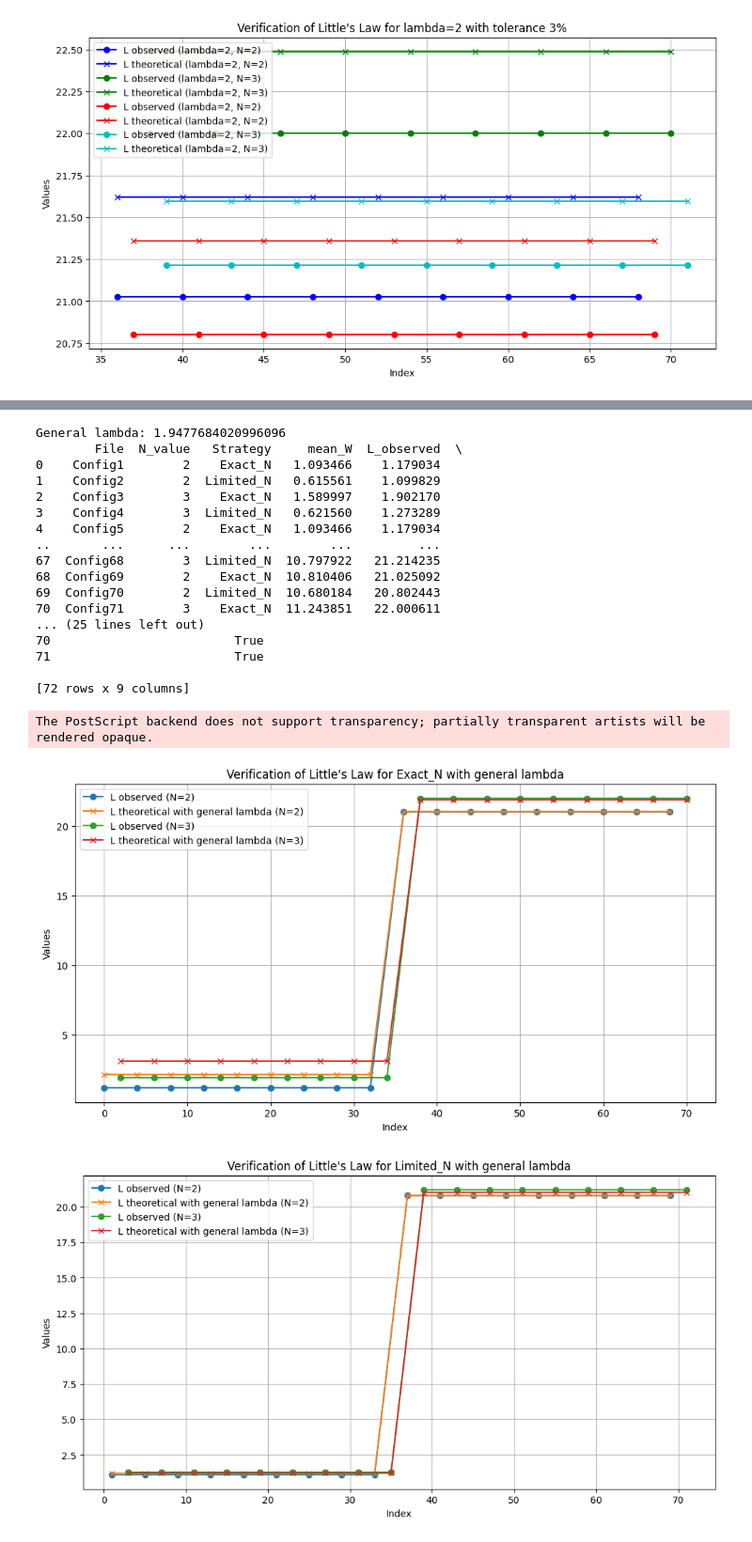
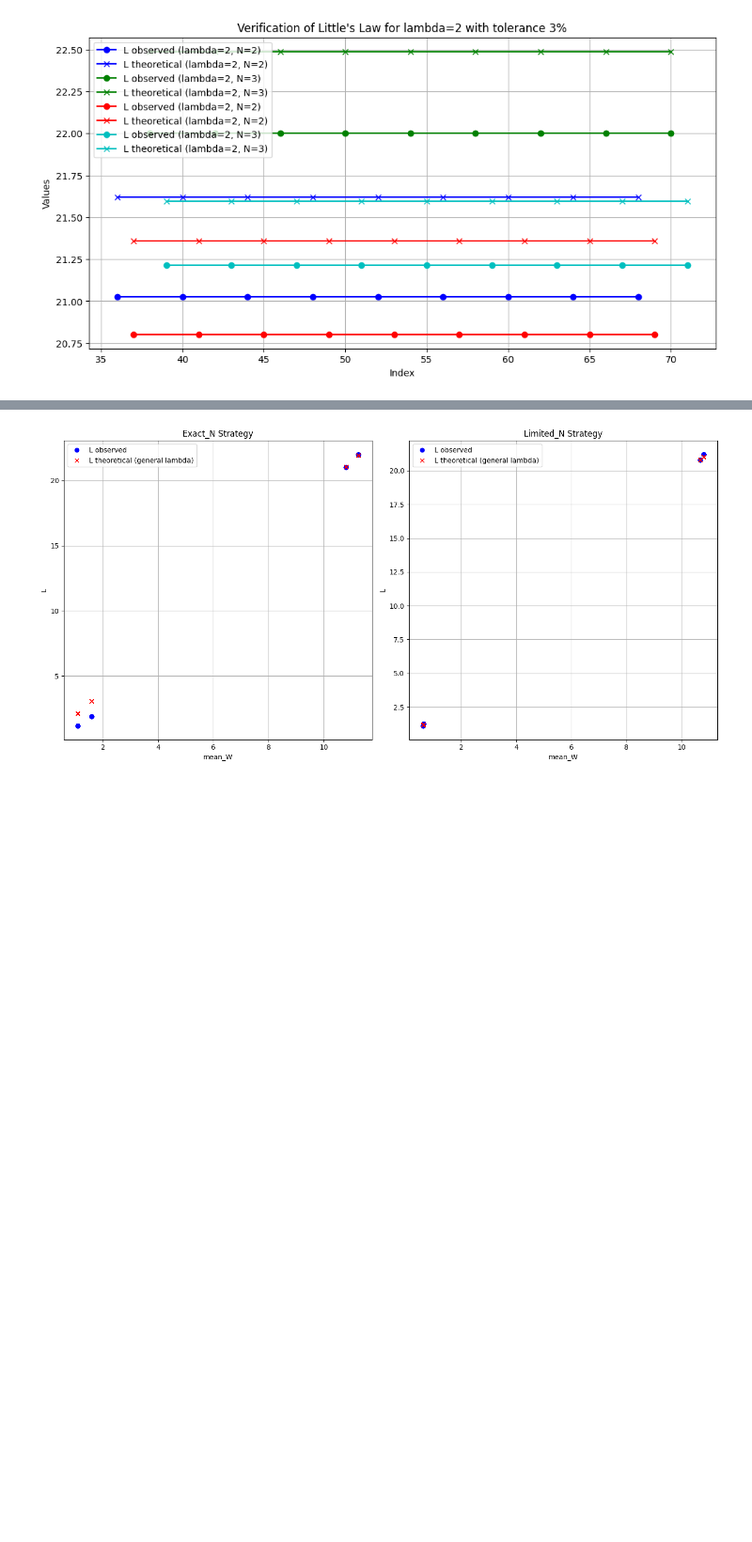
Before and after one commit to Stintipacchio/TandemQueueSystem_Simulation, a Jupyter notebook: src/Analysis/Convalidation.ipynb, the cells around one changed output, grey strips where cells are left out. Shown at 94% size. Cells and saved outputs as stored; diff of their text form; code cells hidden in the pictures; blank space fills up the shorter version.

Commit message:
Last update plots

```diff
--- a/src/Analysis/Convalidation.ipynb
+++ b/src/Analysis/Convalidation.ipynb
@@ -748,18 +748,35 @@ print(f"General lambda: {general_lambda}")
 print(results_df[['File', 'N_value', 'Strategy', 'mean_W', 'L_observed', 'L_theoretical_general', 'L_difference', 'percentage_L_difference', 'little_verification_general']])
 
 # Grafico per verificare il teorema di Little per ciascuna strategia con lambda generale
-for strategy in results_df['Strategy'].unique():
-    plt.figure(figsize=(12, 6))
-    for n in [2, 3]:
-        subset = results_df[(results_df['N_value'] == n) & (results_df['Strategy'] == strategy)]
-        plt.plot(subset.index, subset['L_observed'], label=f'L observed (N={n})', marker='o')
-        plt.plot(subset.index, subset['L_theoretical_general'], label=f'L theoretical with general lambda (N={n})', marker='x')
-    plt.xlabel('Index')
-    plt.ylabel('Values')
-    plt.title(f'Verification of Little\'s Law for {strategy} with general lambda')
-    plt.legend()
-    plt.grid(True)
-    plt.savefig('Convalidation_Images/' + plt.gca().get_title() + '.png')
-    plt.savefig('Convalidation_Images/' + plt.gca().get_title() + '.eps')
+
+# Separazione dei dati per le due strategie
+exact_N_data = results_df[results_df['Strategy'] == 'Exact_N']
+limited_N_data = results_df[results_df['Strategy'] == 'Limited_N']
+
+# Creazione del grafico per le strategie
+plt.figure(figsize=(14, 7))
+
+# Grafico per Exact_N
+plt.subplot(1, 2, 1)
+plt.plot(exact_N_data['mean_W'], exact_N_data['L_observed'], 'o', label='L observed', color='blue')
+plt.plot(exact_N_data['mean_W'], exact_N_data['L_theoretical_general'], 'x', label='L theoretical (general lambda)', color='red')
+plt.xlabel('mean_W')
+plt.ylabel('L')
+plt.title('Exact_N Strategy')
+plt.legend()
+plt.grid(True)
+
+# Grafico per Limited_N
+plt.subplot(1, 2, 2)
+plt.plot(limited_N_data['mean_W'], limited_N_data['L_observed'], 'o', label='L observed', color='blue')
+plt.plot(limited_N_data['mean_W'], limited_N_data['L_theoretical_general'], 'x', label='L theoretical (general lambda)', color='red')
+plt.xlabel('mean_W')
+plt.ylabel('L')
+plt.title('Limited_N Strategy')
+plt.legend()
+plt.grid(True)
+
+# Visualizzazione del grafico
+plt.tight_layout()
 plt.show()
 # %% [output]
@@ -767,20 +800 @@ The PostScript backend does not support transparency; partially transparent arti
-General lambda: 1.9477684020996096
-        File  N_value   Strategy     mean_W  L_observed  \
-0    Config1        2    Exact_N   1.093466    1.179034
-1    Config2        2  Limited_N   0.615561    1.099829
-2    Config3        3    Exact_N   1.589997    1.902170
-3    Config4        3  Limited_N   0.621560    1.273289
-4    Config5        2    Exact_N   1.093466    1.179034
-..       ...      ...        ...        ...         ...
-67  Config68        3  Limited_N  10.797922   21.214235
-68  Config69        2    Exact_N  10.810406   21.025092
-69  Config70        2  Limited_N  10.680184   20.802443
-70  Config71        3    Exact_N  11.243851   22.000611
-... (25 lines left out)
-70                         True
-71                         True
-
-[72 rows x 9 columns]
-The PostScript backend does not support transparency; partially transparent artists will be rendered opaque.
-[figure, old version]
+[figure, new version]
-[figure, removed]
```
Also changed, not shown: parts of 1 cell of this notebook, 33 other files.
